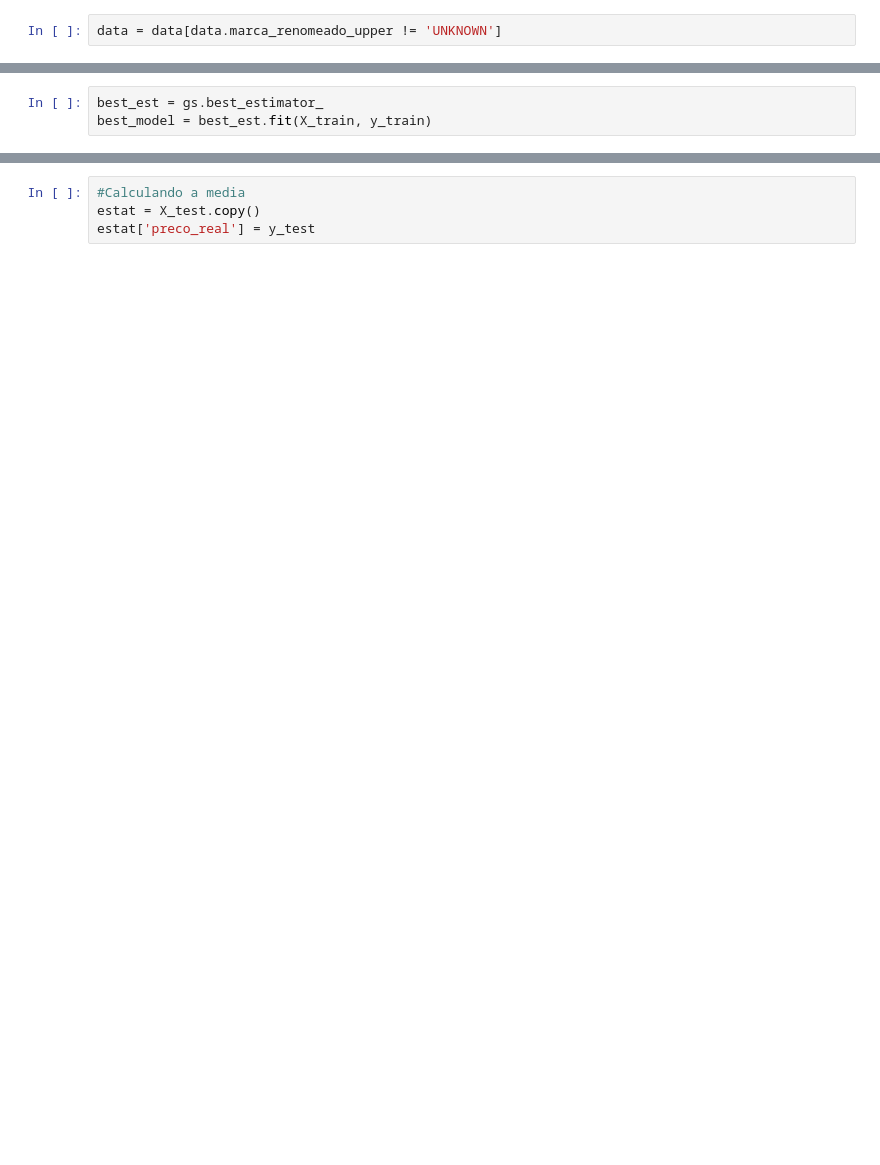
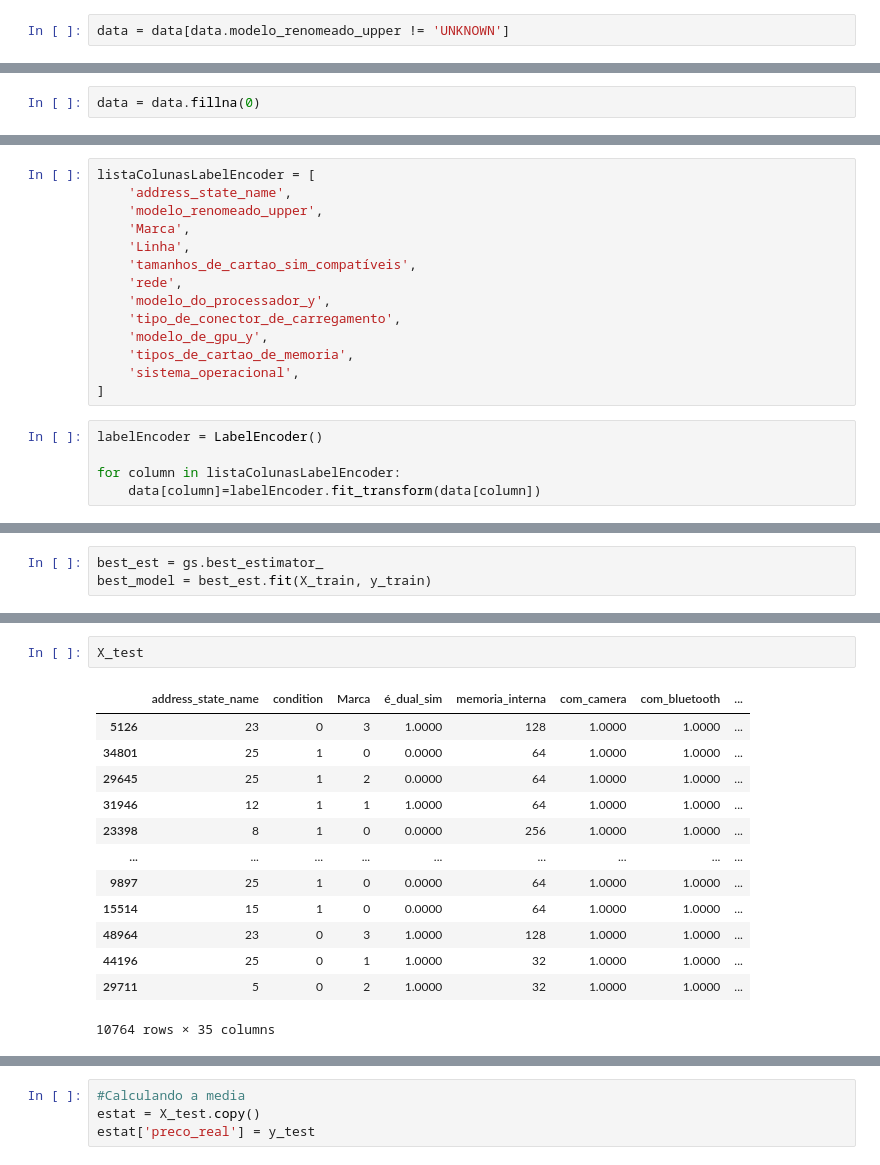
Before and after one commit to lucasobispo/precificacao_mercadolivre_tcc, a Jupyter notebook: Jupyer-Notebooks/2.0 Modelagem.ipynb, the cells around one changed output, grey strips where cells are left out. Cells and saved outputs as stored; diff of their text form; blank space fills up the shorter version.

```diff
--- a/Jupyer-Notebooks/2.0 Modelagem.ipynb
+++ b/Jupyer-Notebooks/2.0 Modelagem.ipynb
@@ -2505,5 +3092,5 @@ KeyError: "['memory'] not found in axis"
 # %%
-data = data[data.marca_renomeado_upper != 'UNKNOWN']
+data = data[data.modelo_renomeado_upper != 'UNKNOWN']
 # %%
 percent_missing = data.isnull().sum() * 100 / len(data)
 missing_value_df = pd.DataFrame({'column_name': data.columns,
@@ -2549,3 +3114,5 @@ data
+# %%
+data = data.fillna(0)
 # %%
 from sklearn.preprocessing import OneHotEncoder
 import numpy as np
@@ -2558,6 +3125,25 @@ from sklearn.preprocessing import StandardScaler, OneHotEncoder, LabelEncoder
 from sklearn.linear_model import LogisticRegression, Ridge
 from sklearn.model_selection import train_test_split, GridSearchCV
 # from sklego.preprocessing import ColumnCapper
+# %%
+listaColunasLabelEncoder = [
+    'address_state_name',
+    'modelo_renomeado_upper',
+    'Marca',
+    'Linha',
+    'tamanhos_de_cartao_sim_compatíveis',
+    'rede',
+    'modelo_do_processador_y',
+    'tipo_de_conector_de_carregamento',
+    'modelo_de_gpu_y',
+    'tipos_de_cartao_de_memoria',
+    'sistema_operacional',
+]
+# %%
+labelEncoder = LabelEncoder()
+
+for column in listaColunasLabelEncoder:
+    data[column]=labelEncoder.fit_transform(data[column])
 # %%
 from sklearn.model_selection import train_test_split
 
@@ -2705,0 +3381,16 @@ Best mean absolute error:
+# %%
+X_test
+# %% [output]
+|  | address_state_name | condition | Marca | é_dual_sim | memoria_interna | com_camera | com_bluetooth | ... |
+| 5126 | 23 | 0 | 3 | 1.0000 | 128 | 1.0000 | 1.0000 | ... |
+| 34801 | 25 | 1 | 0 | 0.0000 | 64 | 1.0000 | 1.0000 | ... |
+| 29645 | 25 | 1 | 2 | 0.0000 | 64 | 1.0000 | 1.0000 | ... |
+| 31946 | 12 | 1 | 1 | 1.0000 | 64 | 1.0000 | 1.0000 | ... |
+| 23398 | 8 | 1 | 0 | 0.0000 | 256 | 1.0000 | 1.0000 | ... |
+| ... | ... | ... | ... | ... | ... | ... | ... | ... |
+| 9897 | 25 | 1 | 0 | 0.0000 | 64 | 1.0000 | 1.0000 | ... |
+| 15514 | 15 | 1 | 0 | 0.0000 | 64 | 1.0000 | 1.0000 | ... |
+| 48964 | 23 | 0 | 3 | 1.0000 | 128 | 1.0000 | 1.0000 | ... |
+| 44196 | 25 | 0 | 1 | 1.0000 | 32 | 1.0000 | 1.0000 | ... |
+| 29711 | 5 | 0 | 2 | 1.0000 | 32 | 1.0000 | 1.0000 | ... |
+10764 rows × 35 columns
```
Also changed, not shown: parts of 37 cells of this notebook, 1 other file.
